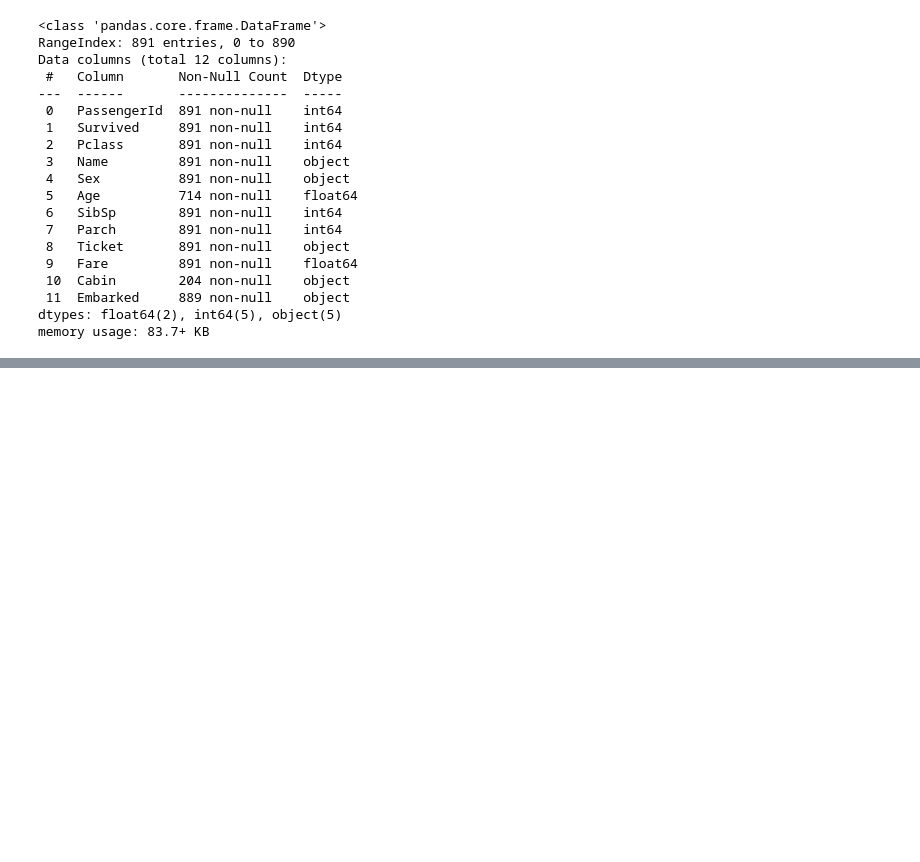
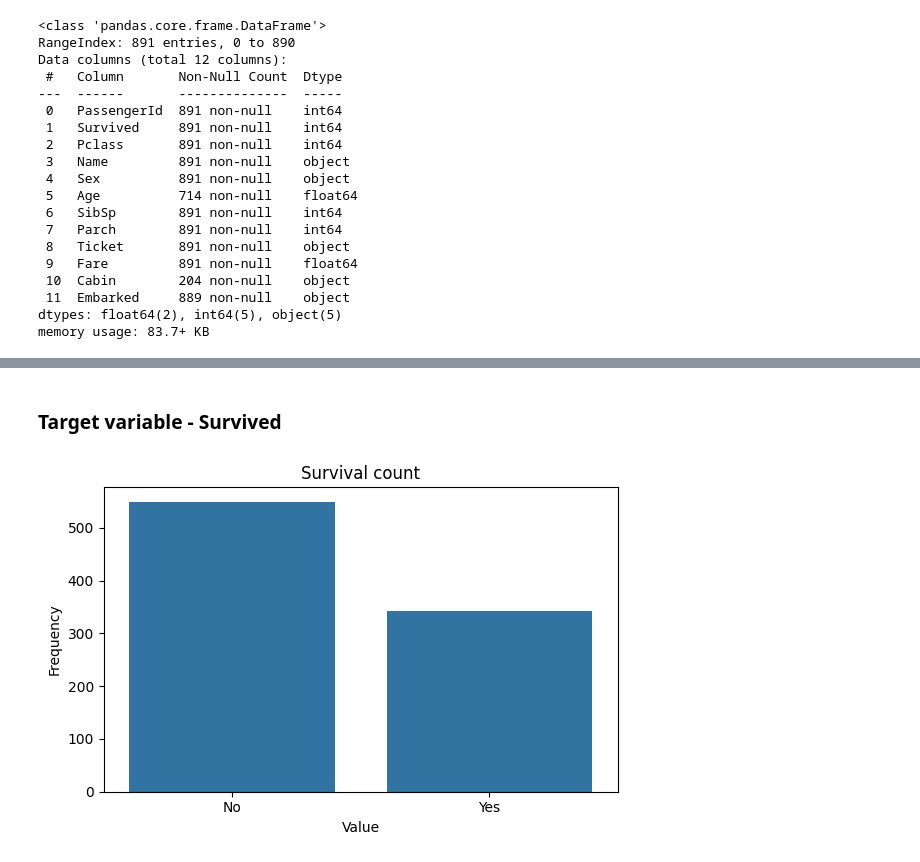
Before and after one commit to Moraw1993/Programowanie-SI, a Jupyter notebook: 5. Sklearn/titanic.ipynb, the cells around one changed output, grey strips where cells are left out. Drawn from its saved outputs; the diff is of its cells as text; code cells hidden in the pictures; blank space fills up the shorter version.

```diff
--- a/5. Sklearn/titanic.ipynb
+++ b/5. Sklearn/titanic.ipynb
@@ -206,0 +332,14 @@ This type we can divide to:
+# %% [markdown]
+### Target variable - Survived
+# %%
+plt.figure(figsize=(6,4))
+sns.countplot(df, x='Survived')
+ax = plt.gca()
+ax.set_xticks(ticks=df.Survived.unique(), labels=['No', 'Yes'])
+plt.xlabel('Value')
+plt.ylabel('Frequency')
+plt.title('Survival count')
+plt.tight_layout()
+plt.show()
+# %% [output]
+[figure, added]
```
Also changed, not shown: parts of 28 cells of this notebook.
